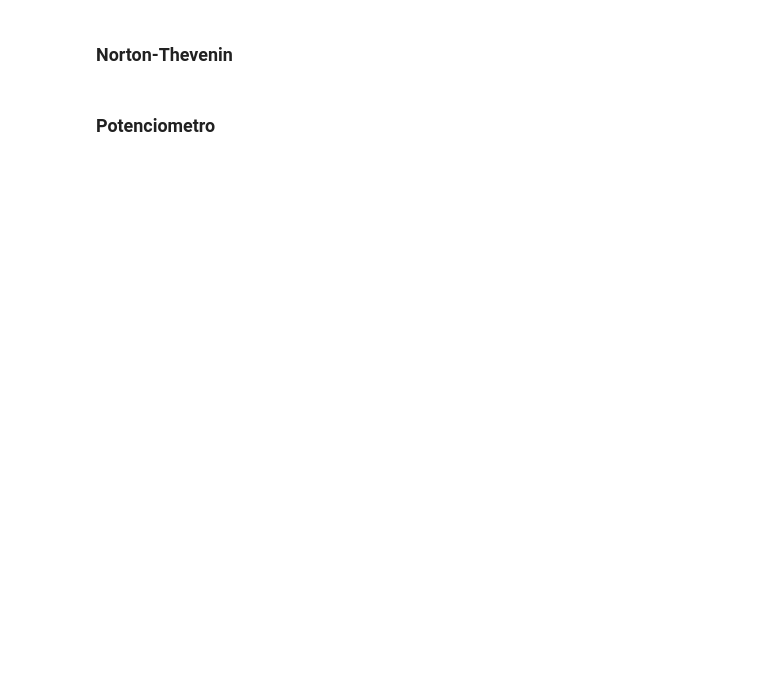
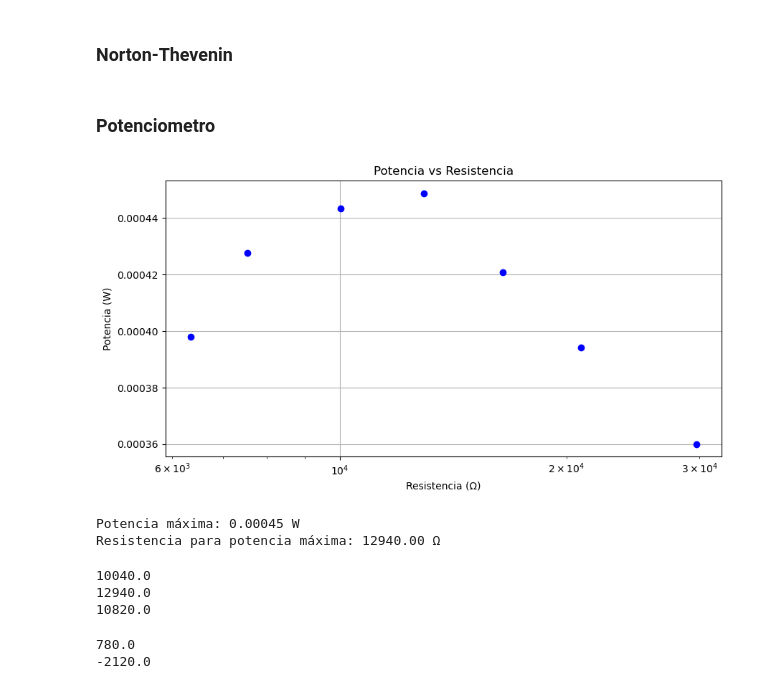
Before and after one commit to SoyXaime/Laboratorio-Fotovoltaica-, a Jupyter notebook: LabFotovoltaica.ipynb, the cells around one changed output. Saved outputs shown, nothing was run; the diff lists cells and outputs as text; code cells hidden in the pictures; blank space fills up the shorter version.

Commit message:
Añadido: Potenciometro-lo de calcular resistencia equivalente

```diff
--- a/LabFotovoltaica.ipynb
+++ b/LabFotovoltaica.ipynb
@@ -260,3 +327,51 @@ Resistencia equivalente (Req) = 0.8211 kΩ
 ### Norton-Thevenin
 # %% [markdown]
 ### Potenciometro
+# %%
+Req=10.82*1000
+
+data = {
+    "V [V]": [0.0025, 1.985, 0.468, 1.59, 2.11, 2.41, 2.63, 2.87, 3.27, 1.797],
+    "Resistencia [Ω]": [3.22, 8860, 1273, 6350, 10040, 12940, 16440, 20900, 29700, 7550]
+}
+
+df = pd.DataFrame(data).iloc[3:, :]
+
+
+df["Potencia [W]"]=df.apply(lambda row: potencia(row["V [V]"], row["Resistencia [Ω]"]), axis=1)
+df
+
+
+plt.figure(figsize=(10, 5))
+plt.plot(df["Resistencia [Ω]"], df["Potencia [W]"], marker='o', ls='none', color='blue')
+plt.xscale('log')
+plt.xlabel('Resistencia (Ω)')
+plt.ylabel('Potencia (W)')
+plt.title('Potencia vs Resistencia')
+plt.grid()
+plt.show()
+
+# Potencia máxima
+max_potencia = df["Potencia [W]"].max()
+print(f"Potencia máxima: {max_potencia:.5f} W")
+R_potencia_max = df.loc[df["Potencia [W]"].idxmax(), "Resistencia [Ω]"]
+print(f"Resistencia para potencia máxima: {R_potencia_max:.2f} Ω")
+# %% [output]
+[figure, added]
+Potencia máxima: 0.00045 W
+Resistencia para potencia máxima: 12940.00 Ω
+# %%
+print(df.loc[4, "Resistencia [Ω]"]) #La resistencia que da la potencia que más se parece al dato medido es esta
+print(df.loc[5, "Resistencia [Ω]"]) #La resistencia que da la potencia maxima es esta
+
+print(Req)
+# %% [output]
+10040.0
+12940.0
+10820.0
+# %%
+print(Req-10040)
+print(Req-12940)
+# %% [output]
+780.0
+-2120.0
```
Also changed, not shown: parts of 3 cells of this notebook, 1 other file.
